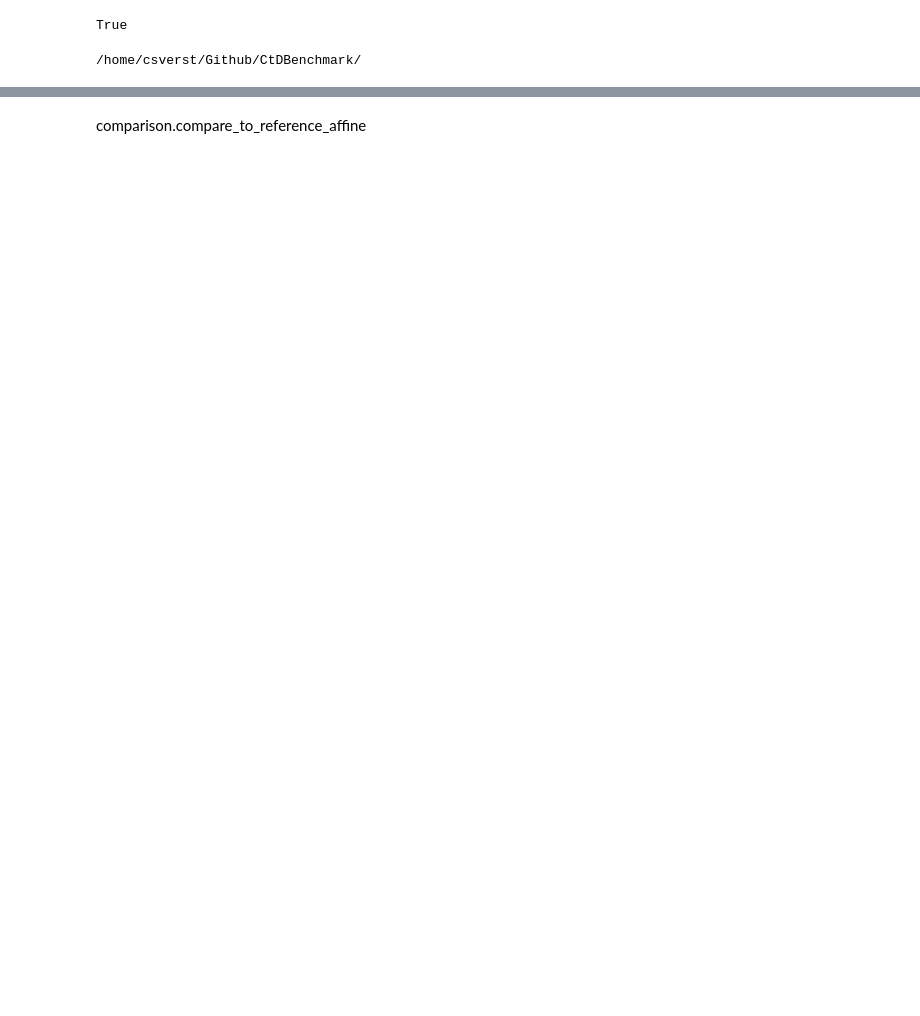
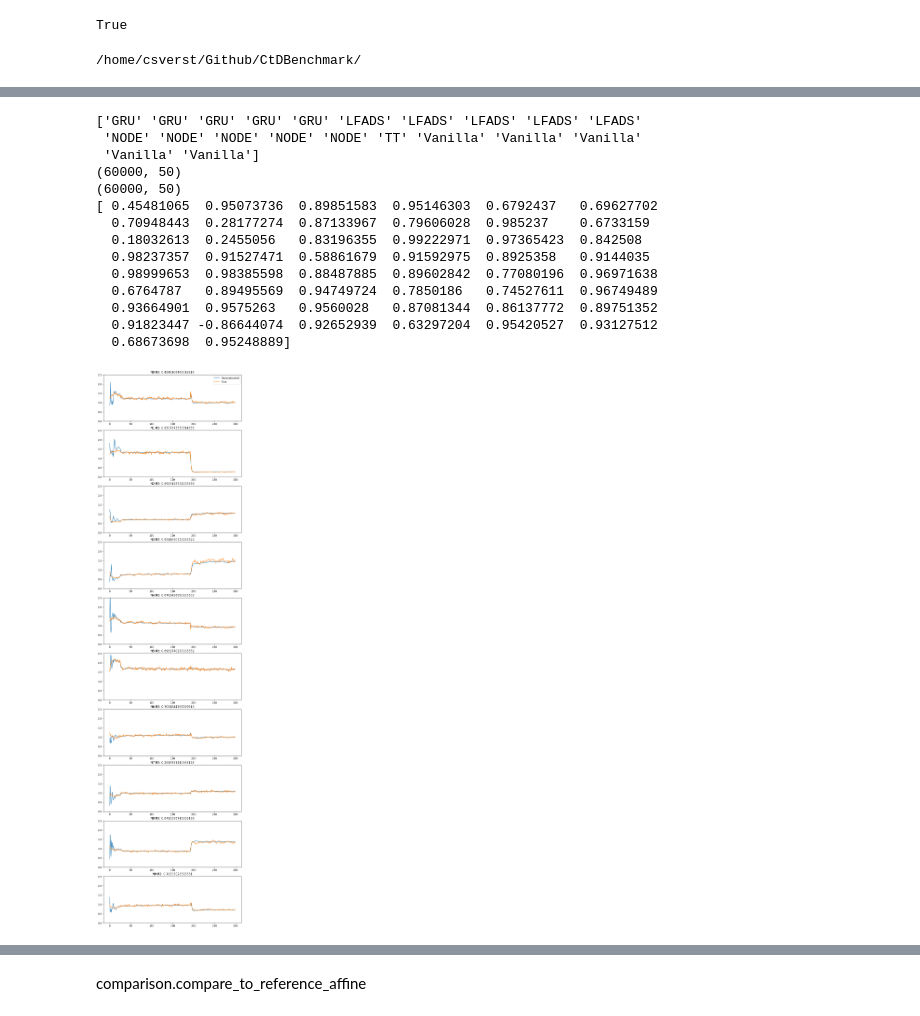
Before and after one commit to snel-repo/ComputationThruDynamicsBenchmark, a Jupyter notebook: examples/figures/Fig1/Figure1_RandomTarget.ipynb, the cells around one changed output, grey strips where cells are left out. Cells and saved outputs as stored; diff of their text form; code cells hidden in the pictures; blank space fills up the shorter version.

Commit message:
Fig changes +NeuroMatch Updates

```diff
--- a/examples/figures/Fig1/Figure1_RandomTarget.ipynb
+++ b/examples/figures/Fig1/Figure1_RandomTarget.ipynb
@@ -122,0 +109,52 @@ array([[0.81884378, 0.98702367],
+# %%
+# sims = comparison.compare_dynamics_DSA()
+
+import torch
+phase= "val"
+print(comparison.groups)
+analysis_ind = 2
+rates, latents = comparison.analyses[analysis_ind].get_model_outputs(phase=phase)
+true_rates = comparison.analyses[analysis_ind].get_true_rates(phase=phase)
+
+from sklearn.metrics import r2_score
+tr_np = true_rates.detach().cpu().numpy()
+rates_np = rates.detach().cpu().numpy()
+tr_np = tr_np.reshape(-1, tr_np.shape[-1])
+rates_np = rates_np.reshape(-1, rates_np.shape[-1])
+print(tr_np.shape)
+print(rates_np.shape)
+r2 = r2_score(tr_np, rates_np, multioutput='raw_values')
+print(r2)
+
+trial_num= 2
+rates_0 = rates[trial_num,:,:].detach().numpy()
+latents_0 = latents[trial_num,:,:].detach().numpy()
+true_rate_0 = true_rates[trial_num,:,:].detach().numpy()
+
+neurons_to_plot= [0, 1, 2, 3, 4, 5, 6, 7, 8, 9]
+fig = plt.figure(figsize=( 10,4*len(neurons_to_plot),))
+
+axes = fig.subplots(len(neurons_to_plot))
+for i, ax in enumerate(axes):
+    ax.plot(rates_0[:, neurons_to_plot[i]], label="Reconstructed")
+    ax.plot(true_rate_0[:, neurons_to_plot[i]], label="True")
+    ax.set_title(f"N{neurons_to_plot[i]} R2: {r2[neurons_to_plot[i]]}")
+    ax.set_ylim([0,2.5])
+    if i ==0:
+        ax.legend()
+# %% [output]
+['GRU' 'GRU' 'GRU' 'GRU' 'GRU' 'LFADS' 'LFADS' 'LFADS' 'LFADS' 'LFADS'
+ 'NODE' 'NODE' 'NODE' 'NODE' 'NODE' 'TT' 'Vanilla' 'Vanilla' 'Vanilla'
+ 'Vanilla' 'Vanilla']
+(60000, 50)
+(60000, 50)
+[ 0.45481065  0.95073736  0.89851583  0.95146303  0.6792437   0.69627702
+  0.70948443  0.28177274  0.87133967  0.79606028  0.985237    0.6733159
+  0.18032613  0.2455056   0.83196355  0.99222971  0.97365423  0.842508
+  0.98237357  0.91527471  0.58861679  0.91592975  0.8925358   0.9144035
+  0.98999653  0.98385598  0.88487885  0.89602842  0.77080196  0.96971638
+  0.6764787   0.89495569  0.94749724  0.7850186   0.74527611  0.96749489
+  0.93664901  0.9575263   0.9560028   0.87081344  0.86137772  0.89751352
+  0.91823447 -0.86644074  0.92652939  0.63297204  0.95420527  0.93127512
+  0.68673698  0.95248889]
+[figure, added]
```
Also changed, not shown: parts of 6 cells of this notebook, 22 other files.
